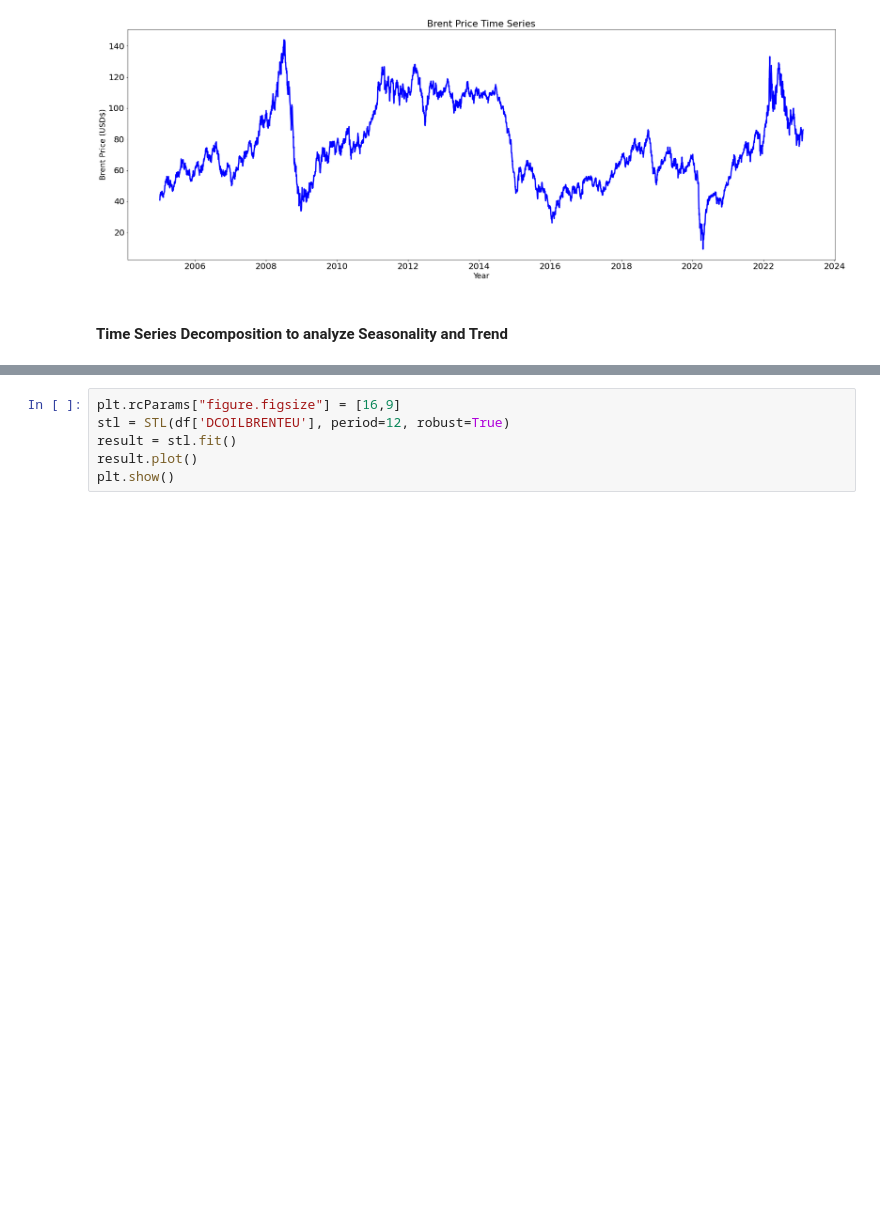
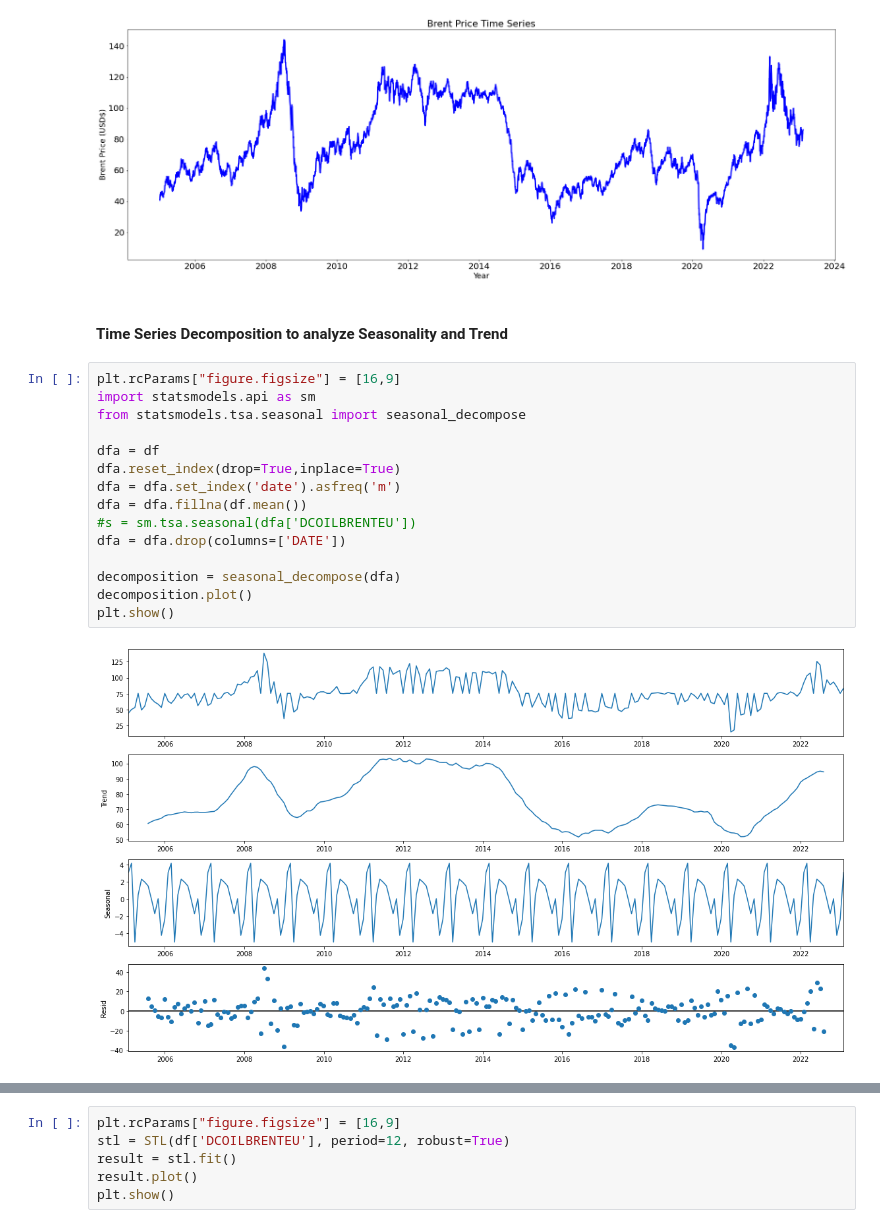
Before and after one commit to castorgit/Analytics_for_Retail, a Jupyter notebook: 08_Time_Series_Prediction/01_Brent_price_prediction.ipynb, the cells around one changed output, grey strips where cells are left out. Cells and saved outputs as stored; diff of their text form; blank space fills up the shorter version.

```diff
--- a/08_Time_Series_Prediction/01_Brent_price_prediction.ipynb
+++ b/08_Time_Series_Prediction/01_Brent_price_prediction.ipynb
@@ -53,3 +60,20 @@ plt.show()
 [figure]
 # %% [markdown]
 #### Time Series Decomposition to analyze Seasonality and Trend
+# %%
+plt.rcParams["figure.figsize"] = [16,9]
+import statsmodels.api as sm
+from statsmodels.tsa.seasonal import seasonal_decompose
+
+dfa = df
+dfa.reset_index(drop=True,inplace=True)
+dfa = dfa.set_index('date').asfreq('m')
+dfa = dfa.fillna(df.mean())
+#s = sm.tsa.seasonal(dfa['DCOILBRENTEU'])
+dfa = dfa.drop(columns=['DATE'])
+
+decomposition = seasonal_decompose(dfa)
+decomposition.plot()
+plt.show()
+# %% [output]
+[figure, added]
```
Also changed, not shown: parts of 10 cells of this notebook, 1 other file.
